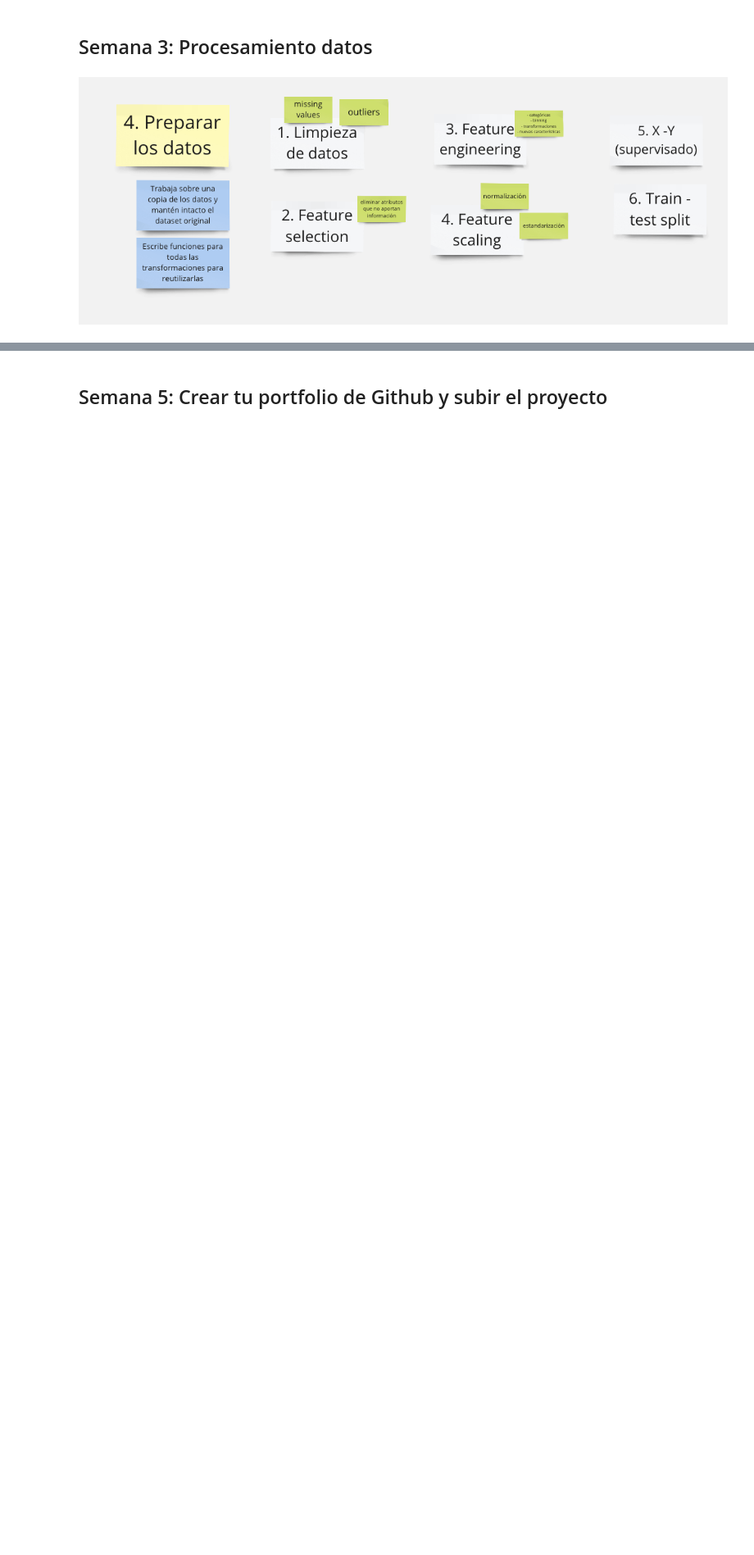
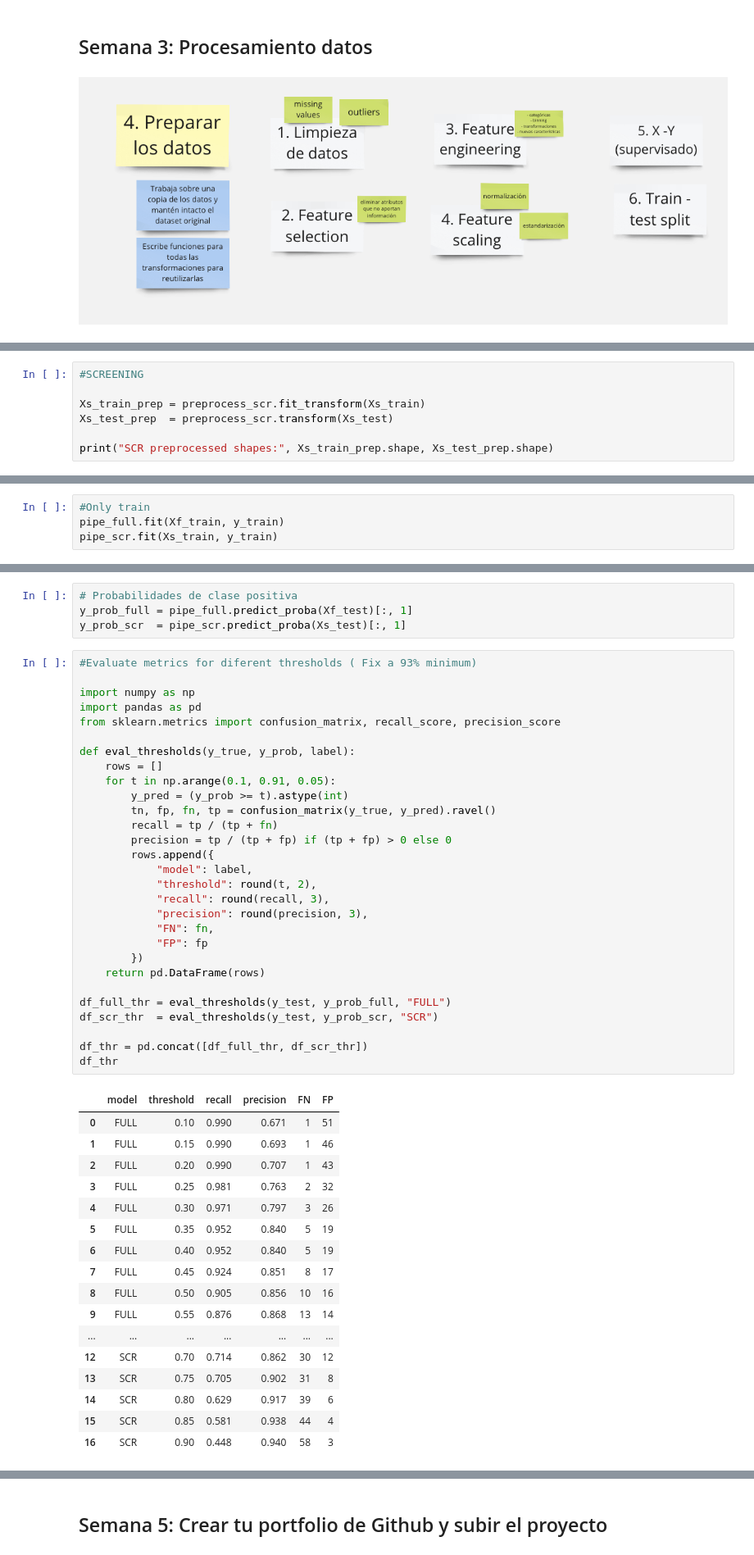
Before and after one commit to RuloML/Heart-disease-prediction, a Jupyter notebook: Heart_disease_prediction.ipynb, the cells around one changed output, grey strips where cells are left out. Shown at 82% size. Drawn from its saved outputs; the diff is of its cells as text; blank space fills up the shorter version.

```diff
--- a/Heart_disease_prediction.ipynb
+++ b/Heart_disease_prediction.ipynb
@@ -693,0 +1120,7 @@ Circulation (AHA Journal): Historical and contemporary perspectives on angina pe
+# %%
+#SCREENING
+
+Xs_train_prep = preprocess_scr.fit_transform(Xs_train)
+Xs_test_prep  = preprocess_scr.transform(Xs_test)
+
+print("SCR preprocessed shapes:", Xs_train_prep.shape, Xs_test_prep.shape)
@@ -693,0 +1164,4 @@ Circulation (AHA Journal): Historical and contemporary perspectives on angina pe
+# %%
+#Only train
+pipe_full.fit(Xf_train, y_train)
+pipe_scr.fit(Xs_train, y_train)
@@ -693,0 +1252,51 @@ Circulation (AHA Journal): Historical and contemporary perspectives on angina pe
+# %%
+# Probabilidades de clase positiva
+y_prob_full = pipe_full.predict_proba(Xf_test)[:, 1]
+y_prob_scr  = pipe_scr.predict_proba(Xs_test)[:, 1]
+# %%
+#Evaluate metrics for diferent thresholds ( Fix a 93% minimum)
+
+import numpy as np
+import pandas as pd
+from sklearn.metrics import confusion_matrix, recall_score, precision_score
+
+def eval_thresholds(y_true, y_prob, label):
+    rows = []
+    for t in np.arange(0.1, 0.91, 0.05):
+        y_pred = (y_prob >= t).astype(int)
+        tn, fp, fn, tp = confusion_matrix(y_true, y_pred).ravel()
+        recall = tp / (tp + fn)
+        precision = tp / (tp + fp) if (tp + fp) > 0 else 0
+        rows.append({
+            "model": label,
+            "threshold": round(t, 2),
+            "recall": round(recall, 3),
+            "precision": round(precision, 3),
+            "FN": fn,
+            "FP": fp
+        })
+    return pd.DataFrame(rows)
+
+df_full_thr = eval_thresholds(y_test, y_prob_full, "FULL")
+df_scr_thr  = eval_thresholds(y_test, y_prob_scr, "SCR")
+
+df_thr = pd.concat([df_full_thr, df_scr_thr])
+df_thr
+# %% [output]
+|  | model | threshold | recall | precision | FN | FP |
+| 0 | FULL | 0.10 | 0.990 | 0.671 | 1 | 51 |
+| 1 | FULL | 0.15 | 0.990 | 0.693 | 1 | 46 |
+| 2 | FULL | 0.20 | 0.990 | 0.707 | 1 | 43 |
+| 3 | FULL | 0.25 | 0.981 | 0.763 | 2 | 32 |
+| 4 | FULL | 0.30 | 0.971 | 0.797 | 3 | 26 |
+| 5 | FULL | 0.35 | 0.952 | 0.840 | 5 | 19 |
+| 6 | FULL | 0.40 | 0.952 | 0.840 | 5 | 19 |
+| 7 | FULL | 0.45 | 0.924 | 0.851 | 8 | 17 |
+| 8 | FULL | 0.50 | 0.905 | 0.856 | 10 | 16 |
+| 9 | FULL | 0.55 | 0.876 | 0.868 | 13 | 14 |
+| ... | ... | ... | ... | ... | ... | ... |
+| 12 | SCR | 0.70 | 0.714 | 0.862 | 30 | 12 |
+| 13 | SCR | 0.75 | 0.705 | 0.902 | 31 | 8 |
+| 14 | SCR | 0.80 | 0.629 | 0.917 | 39 | 6 |
+| 15 | SCR | 0.85 | 0.581 | 0.938 | 44 | 4 |
+| 16 | SCR | 0.90 | 0.448 | 0.940 | 58 | 3 |
```
Also changed, not shown: parts of 64 cells of this notebook.
